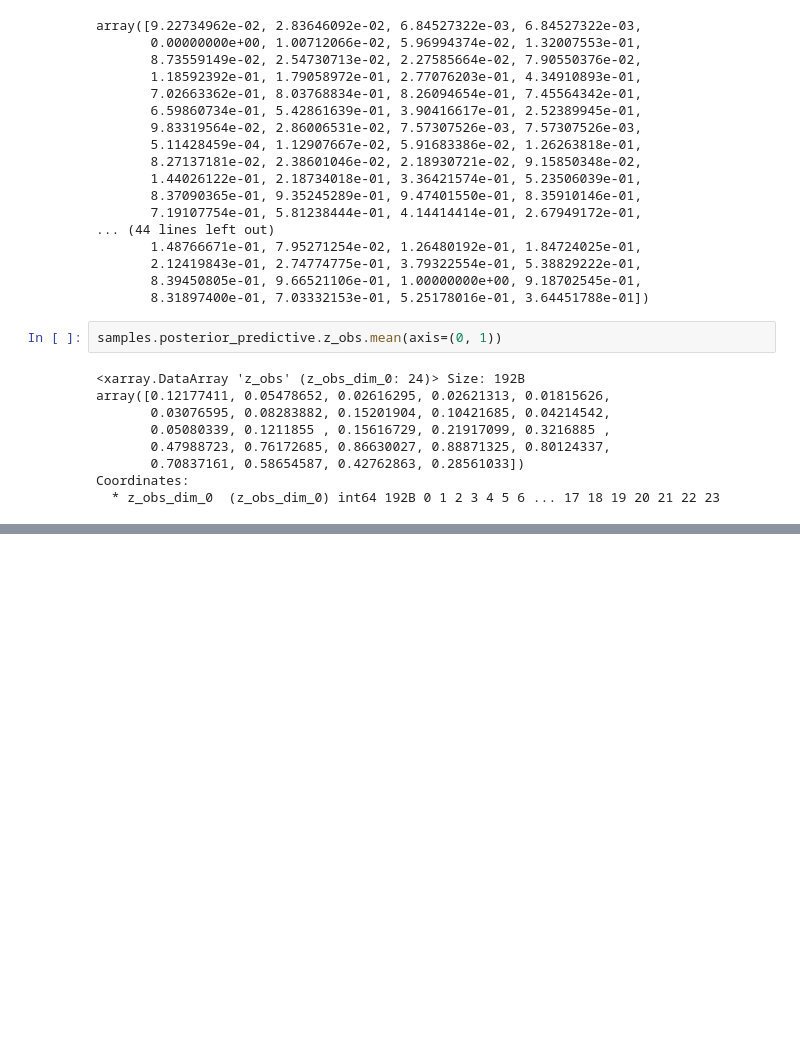
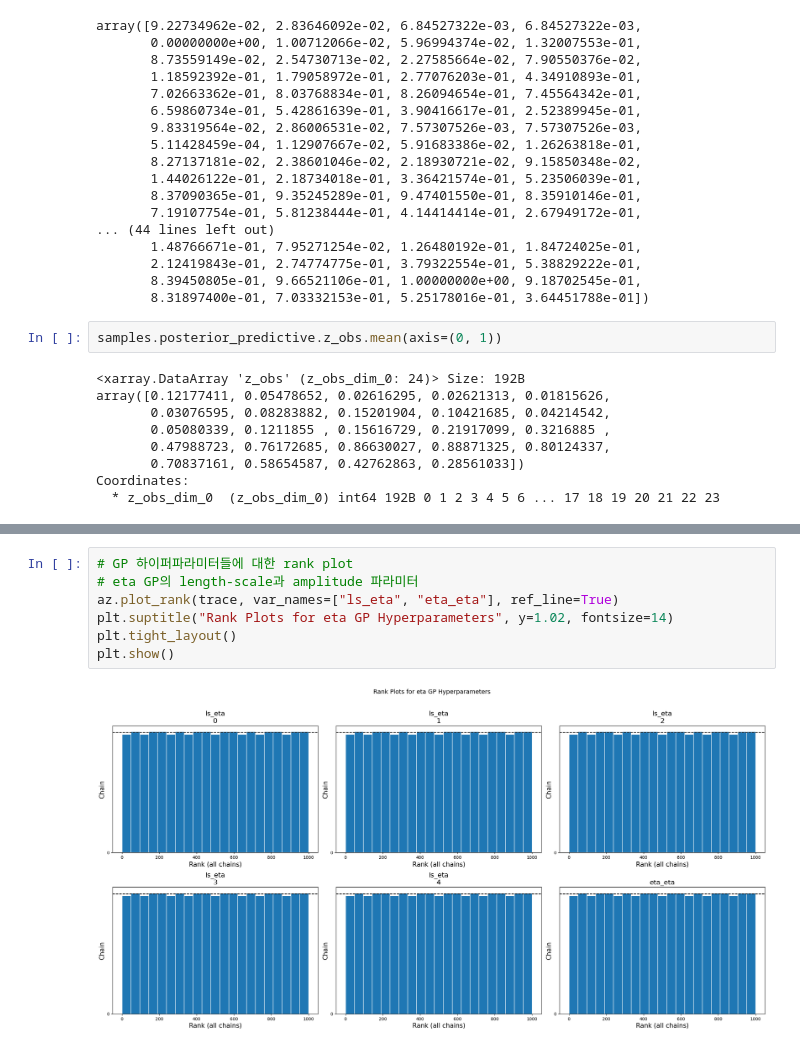
Before and after one commit to BET-lab/pymc-examples, a Jupyter notebook: examples/pymc-koh-example.ipynb, the cells around one changed output, grey strips where cells are left out. Saved outputs shown, nothing was run; the diff lists cells and outputs as text; blank space fills up the shorter version.

```diff
--- a/examples/pymc-koh-example.ipynb
+++ b/examples/pymc-koh-example.ipynb
@@ -573,0 +888,9 @@ array([0.12177898, 0.05434911, 0.02629922, 0.02629922, 0.01813604,
+# %%
+# GP 하이퍼파라미터들에 대한 rank plot
+# eta GP의 length-scale과 amplitude 파라미터
+az.plot_rank(trace, var_names=["ls_eta", "eta_eta"], ref_line=True)
+plt.suptitle("Rank Plots for eta GP Hyperparameters", y=1.02, fontsize=14)
+plt.tight_layout()
+plt.show()
+# %% [output]
+[figure, added]
```
Also changed, not shown: parts of 40 cells of this notebook.
